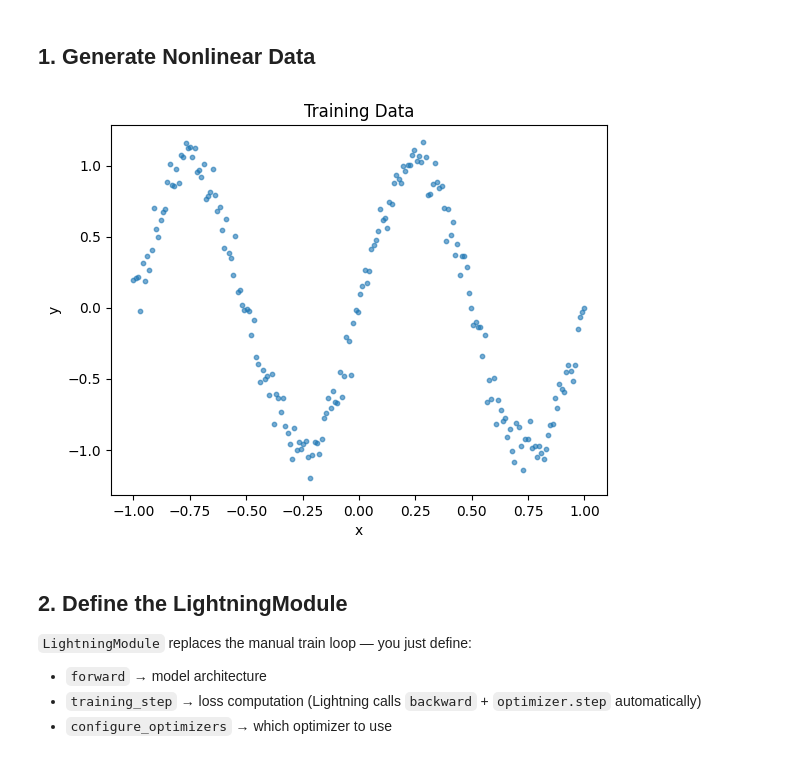
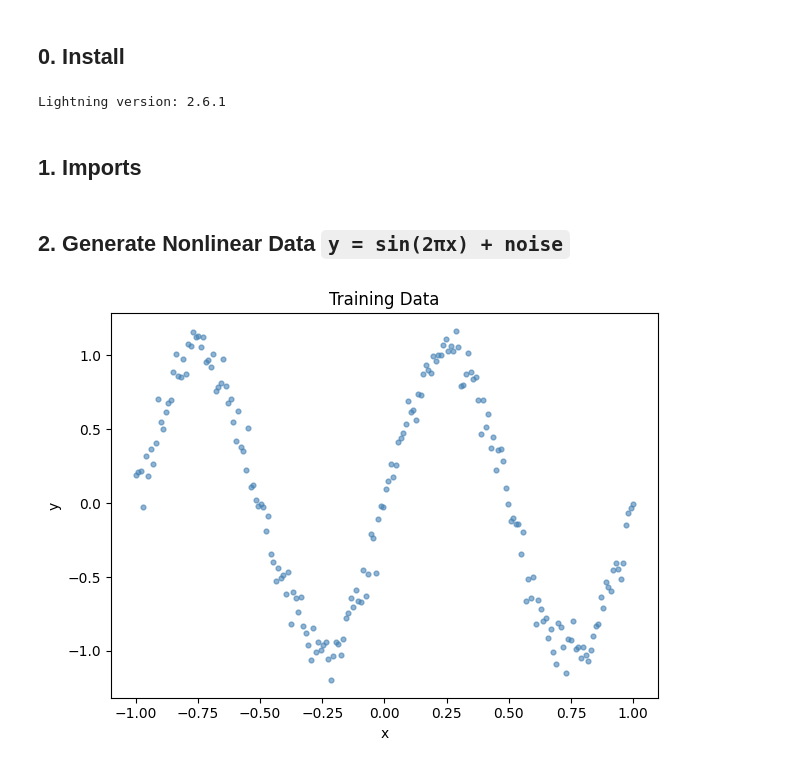
Before and after one commit to akshatamadavi/cmpe258-assignment-3, a Jupyter notebook: [colab_d]nonlinear_regression_lightning.ipynb, the cells around one changed output. Saved outputs shown, nothing was run; the diff lists cells and outputs as text; code cells hidden in the pictures.

```diff
--- a/[colab_d]nonlinear_regression_lightning.ipynb
+++ b/[colab_d]nonlinear_regression_lightning.ipynb
@@ -6,3 +6,11 @@ Clean, boilerplate-free version using `LightningModule` and `Trainer`.
+# %% [markdown]
+## 0. Install
 # %%
 !pip install lightning -q
+import importlib, lightning
+print('Lightning version:', lightning.__version__)
+# %% [output]
+Lightning version: 2.6.1
+# %% [markdown]
+## 1. Imports
 # %%
@@ -15,22 +27,17 @@ import matplotlib.pyplot as plt
 # %% [markdown]
-## 1. Generate Nonlinear Data
+## 2. Generate Nonlinear Data  `y = sin(2πx) + noise`
 # %%
 torch.manual_seed(42)
 
-X = torch.linspace(-1, 1, 200).unsqueeze(1)          # (200, 1)
+X = torch.linspace(-1, 1, 200).unsqueeze(1)              # shape (200, 1)
 y = torch.sin(2 * torch.pi * X) + 0.1 * torch.randn_like(X)
 
+# DataLoader — Lightning Trainer expects a DataLoader
 dataset    = TensorDataset(X, y)
-dataloader = DataLoader(dataset, batch_size=32, shuffle=True)
+dataloader = DataLoader(dataset, batch_size=32, shuffle=True, num_workers=0)
 
-plt.scatter(X.numpy(), y.numpy(), s=10, alpha=0.6)
+plt.scatter(X.numpy(), y.numpy(), s=12, alpha=0.6, color='steelblue')
 plt.title('Training Data'); plt.xlabel('x'); plt.ylabel('y')
-plt.show()
+plt.tight_layout(); plt.show()
 # %% [output]
-[figure, old version]
+[figure, new version]
-# %% [markdown]
-## 2. Define the LightningModule
-`LightningModule` replaces the manual train loop — you just define:
-- `forward` → model architecture
-- `training_step` → loss computation (Lightning calls `backward` + `optimizer.step` automatically)
-- `configure_optimizers` → which optimizer to use
```
Also changed, not shown: parts of 17 cells of this notebook.
